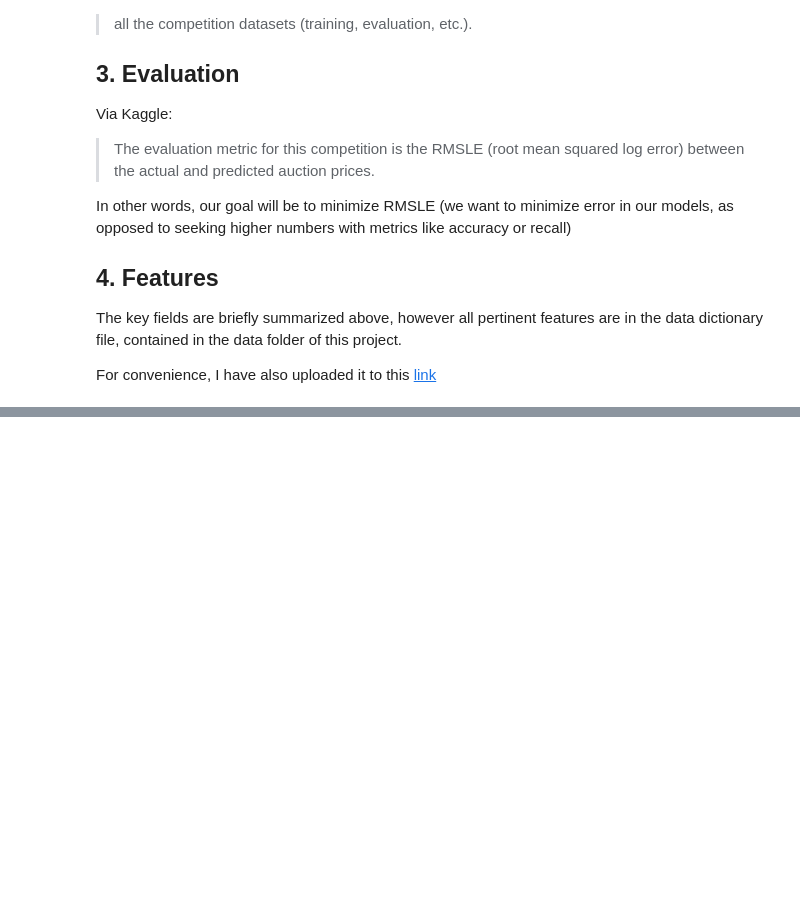
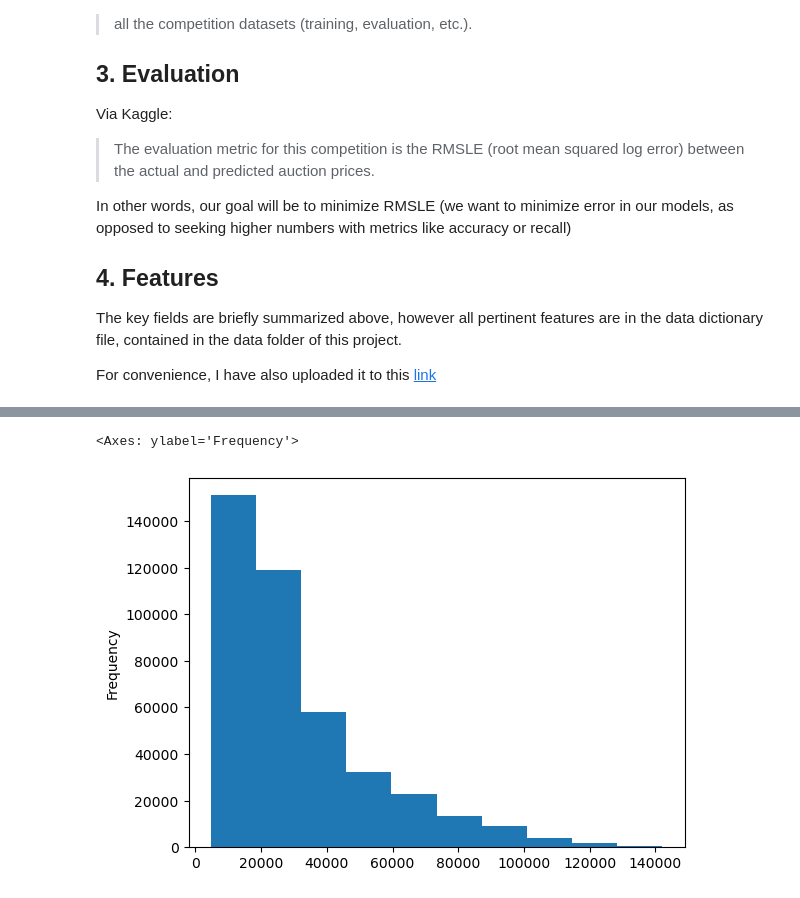
Before and after one commit to cillustrisimo/Price_Prediction_Regression_Model, a Jupyter notebook: bulldozer-price-regression.ipynb, the cells around one changed output, grey strips where cells are left out. Cells and saved outputs as stored; diff of their text form; code cells hidden in the pictures; blank space fills up the shorter version.

Commit message:
Add exploration of data and add df

```diff
--- a/bulldozer-price-regression.ipynb
+++ b/bulldozer-price-regression.ipynb
@@ -51,0 +54,4 @@ import sklearn
+# %%
+# import training and validation sets
+df = pd.read_csv("data/bluebook-for-bulldozers/TrainAndValid.csv",
+                low_memory=False)
@@ -51,0 +115,5 @@ import sklearn
+# %%
+df.SalePrice.plot.hist()
+# %% [output]
+<Axes: ylabel='Frequency'>
+[figure, added]
```
Also changed, not shown: parts of 16 cells of this notebook.
